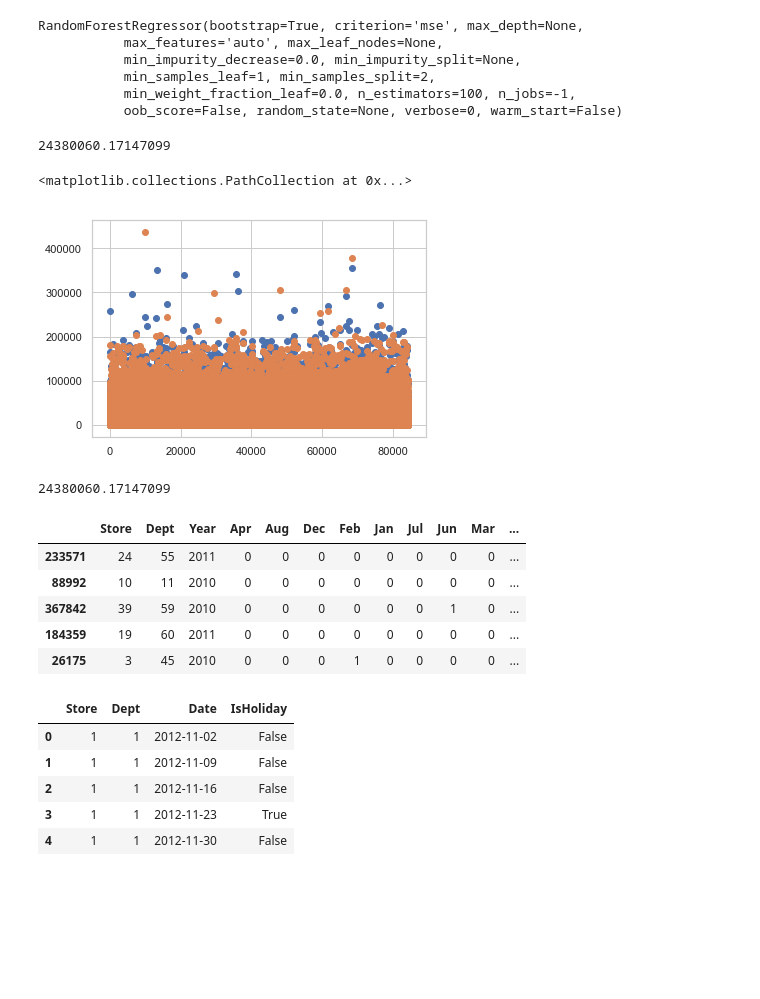
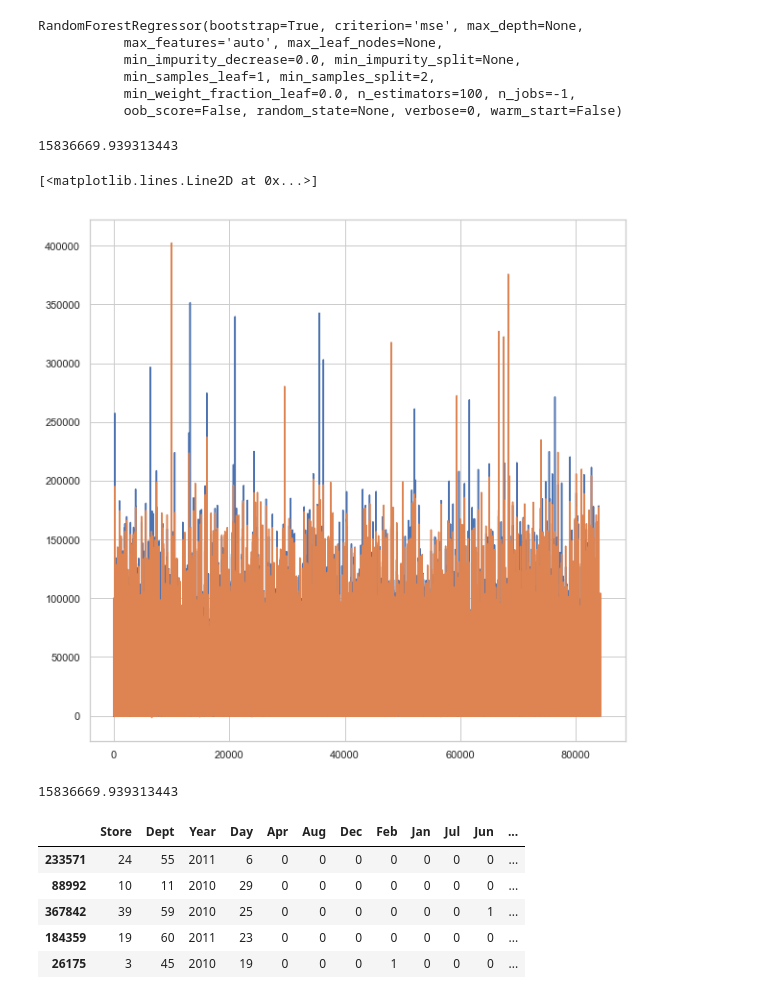
Before and after one commit to mohan-aditya05/walmart_sales_forecasting, a Jupyter notebook: Walmart Sales Forecast.ipynb, the cells around one changed output. Cells and saved outputs as stored; diff of their text form; code cells hidden in the pictures; blank space fills up the shorter version.

```diff
--- a/Walmart Sales Forecast.ipynb
+++ b/Walmart Sales Forecast.ipynb
@@ -352,7 +352,9 @@ plt.show()
 # %% [markdown]
 # Another Approach
 # %%
+copy_data=data.copy()
 import calendar
 copy_data['Month'] = pd.DatetimeIndex(copy_data['Date']).month
 copy_data['Month'] = copy_data['Month'].apply(lambda x: calendar.month_abbr[x])
 copy_data['Year'] = pd.DatetimeIndex(copy_data['Date']).year
+copy_data['Day']=pd.DatetimeIndex(copy_data['Date']).day
@@ -390,36 +401,28 @@ y_pred=pd.DataFrame(data=y_pred,index=X_test.index)
 # %%
 ((y_pred[0]-y_test)**2).sum()/len(y_test)
 # %% [output]
-24380060.17147099
+15836669.939313443
 # %%
-plt.scatter(range(len(y_pred)),y_test)
-plt.scatter(range(len(y_pred)),y_pred[0])
+plt.figure(figsize=(10,10))
+plt.plot(range(len(y_pred)),y_test)
+plt.plot(range(len(y_pred)),y_pred[0])
 # %% [output]
-<matplotlib.collections.PathCollection at 0x...>
+[<matplotlib.lines.Line2D at 0x...>]
-[figure, old version]
+[figure, new version]
 # %%
 from sklearn.metrics import mean_squared_error
 mean_squared_error(y_test,y_pred[0])
 # %% [output]
-24380060.17147099
+15836669.939313443
 # %%
 X_test.head()
 # %% [output]
-|  | Store | Dept | Year | Apr | Aug | Dec | Feb | Jan | Jul | Jun | Mar | ... |
-| 233571 | 24 | 55 | 2011 | 0 | 0 | 0 | 0 | 0 | 0 | 0 | 0 | ... |
-| 88992 | 10 | 11 | 2010 | 0 | 0 | 0 | 0 | 0 | 0 | 0 | 0 | ... |
-| 367842 | 39 | 59 | 2010 | 0 | 0 | 0 | 0 | 0 | 0 | 1 | 0 | ... |
-| 184359 | 19 | 60 | 2011 | 0 | 0 | 0 | 0 | 0 | 0 | 0 | 0 | ... |
-| 26175 | 3 | 45 | 2010 | 0 | 0 | 0 | 1 | 0 | 0 | 0 | 0 | ... |
+|  | Store | Dept | Year | Day | Apr | Aug | Dec | Feb | Jan | Jul | Jun | ... |
+| 233571 | 24 | 55 | 2011 | 6 | 0 | 0 | 0 | 0 | 0 | 0 | 0 | ... |
+| 88992 | 10 | 11 | 2010 | 29 | 0 | 0 | 0 | 0 | 0 | 0 | 0 | ... |
+| 367842 | 39 | 59 | 2010 | 25 | 0 | 0 | 0 | 0 | 0 | 0 | 1 | ... |
+| 184359 | 19 | 60 | 2011 | 23 | 0 | 0 | 0 | 0 | 0 | 0 | 0 | ... |
+| 26175 | 3 | 45 | 2010 | 19 | 0 | 0 | 0 | 1 | 0 | 0 | 0 | ... |
-# %%
-data_test.head()
-# %% [output]
-|  | Store | Dept | Date | IsHoliday |
-| 0 | 1 | 1 | 2012-11-02 | False |
-| 1 | 1 | 1 | 2012-11-09 | False |
-| 2 | 1 | 1 | 2012-11-16 | False |
-| 3 | 1 | 1 | 2012-11-23 | True |
-| 4 | 1 | 1 | 2012-11-30 | False |
 # %%
 data_test=data_test.join(pd.get_dummies(data_test['IsHoliday']))
 # %%
```
Also changed, not shown: parts of 10 cells of this notebook.
